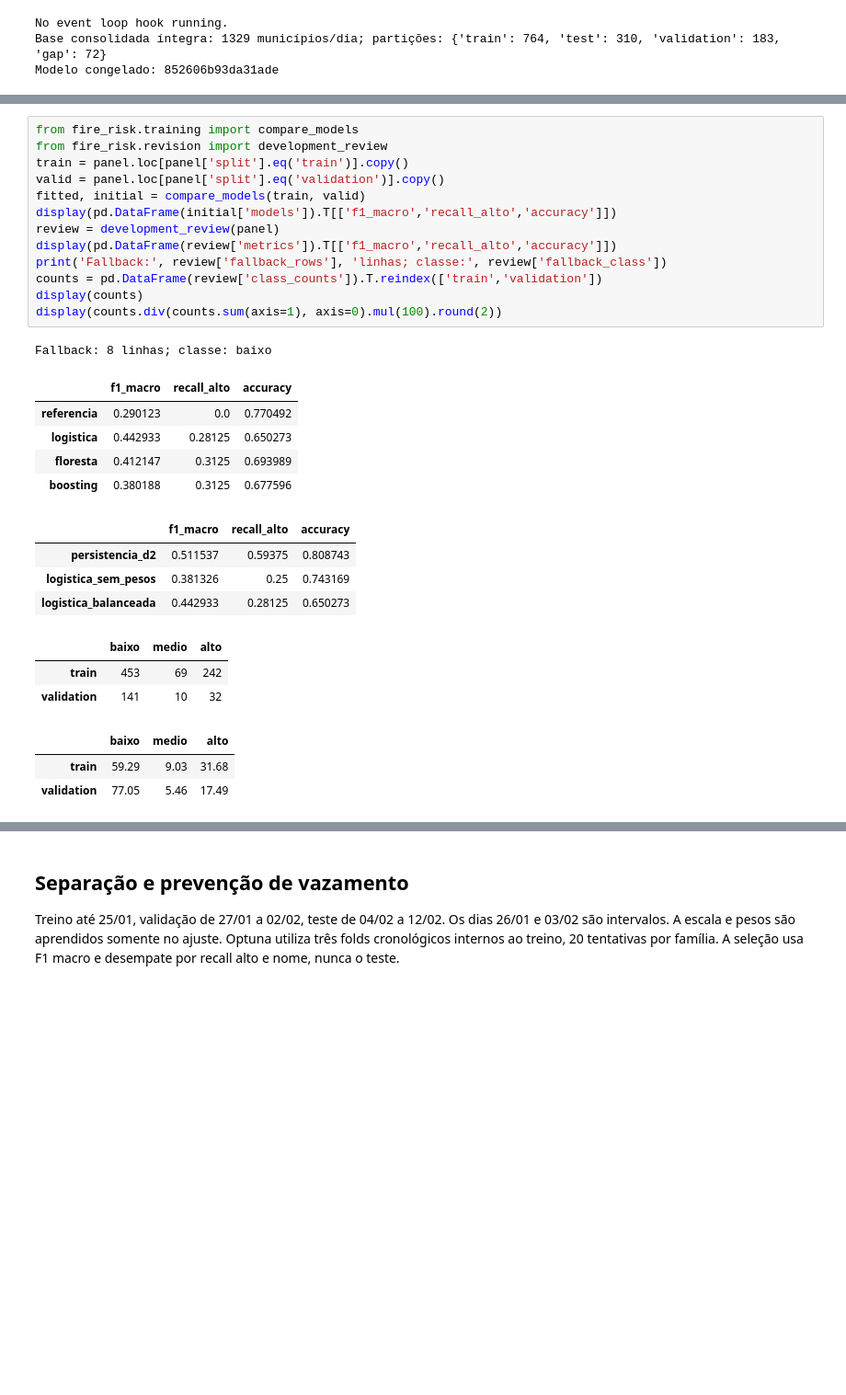
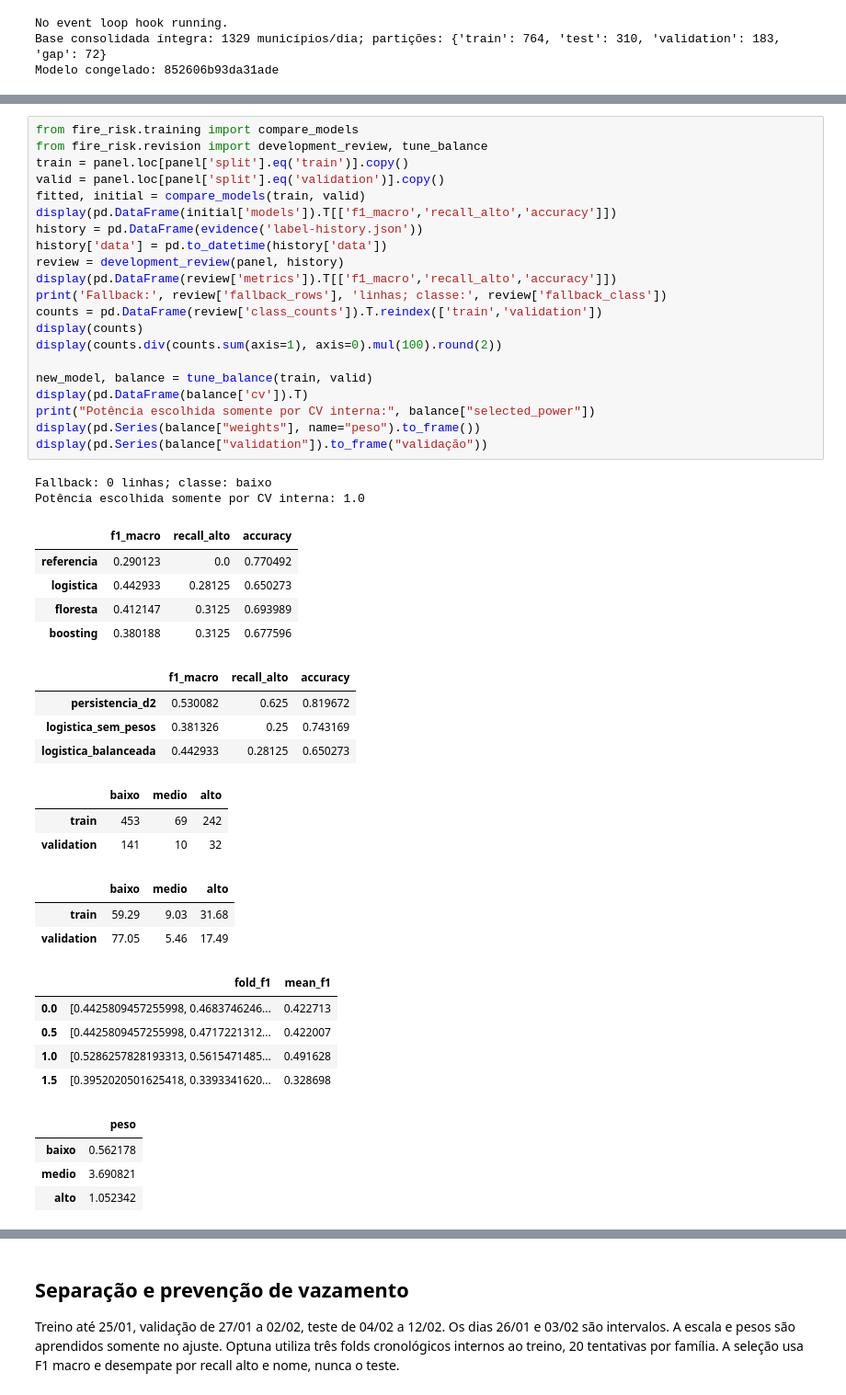
Before and after one commit to Diegopesmac/mba-risco-incendios, a Jupyter notebook: notebooks/course/03_painel_modelos_curso.ipynb, the cells around one changed output, grey strips where cells are left out. Shown at 92% size. Saved outputs shown, nothing was run; the diff lists cells and outputs as text; blank space fills up the shorter version.

```diff
--- a/notebooks/course/03_painel_modelos_curso.ipynb
+++ b/notebooks/course/03_painel_modelos_curso.ipynb
@@ -31,25 +31,34 @@ Modelo congelado: 852606b93da31ade
 # %%
 from fire_risk.training import compare_models
-from fire_risk.revision import development_review
+from fire_risk.revision import development_review, tune_balance
 train = panel.loc[panel['split'].eq('train')].copy()
 valid = panel.loc[panel['split'].eq('validation')].copy()
 fitted, initial = compare_models(train, valid)
 display(pd.DataFrame(initial['models']).T[['f1_macro','recall_alto','accuracy']])
-review = development_review(panel)
+history = pd.DataFrame(evidence('label-history.json'))
+history['data'] = pd.to_datetime(history['data'])
+review = development_review(panel, history)
 display(pd.DataFrame(review['metrics']).T[['f1_macro','recall_alto','accuracy']])
 print('Fallback:', review['fallback_rows'], 'linhas; classe:', review['fallback_class'])
 counts = pd.DataFrame(review['class_counts']).T.reindex(['train','validation'])
 display(counts)
 display(counts.div(counts.sum(axis=1), axis=0).mul(100).round(2))
+
+new_model, balance = tune_balance(train, valid)
+display(pd.DataFrame(balance['cv']).T)
+print("Potência escolhida somente por CV interna:", balance["selected_power"])
+display(pd.Series(balance["weights"], name="peso").to_frame())
+display(pd.Series(balance["validation"]).to_frame("validação"))
 # %% [output]
-Fallback: 8 linhas; classe: baixo
+Fallback: 0 linhas; classe: baixo
+Potência escolhida somente por CV interna: 1.0
 |  | f1_macro | recall_alto | accuracy |
 | referencia | 0.290123 | 0.0 | 0.770492 |
 | logistica | 0.442933 | 0.28125 | 0.650273 |
 | floresta | 0.412147 | 0.3125 | 0.693989 |
 | boosting | 0.380188 | 0.3125 | 0.677596 |
 |  | f1_macro | recall_alto | accuracy |
-| persistencia_d2 | 0.511537 | 0.59375 | 0.808743 |
+| persistencia_d2 | 0.530082 | 0.625 | 0.819672 |
 | logistica_sem_pesos | 0.381326 | 0.25 | 0.743169 |
 | logistica_balanceada | 0.442933 | 0.28125 | 0.650273 |
 |  | baixo | medio | alto |
@@ -58,3 +67,12 @@ Fallback: 8 linhas; classe: baixo
 |  | baixo | medio | alto |
 | train | 59.29 | 9.03 | 31.68 |
 | validation | 77.05 | 5.46 | 17.49 |
+|  | fold_f1 | mean_f1 |
+| 0.0 | [0.4425809457255998, 0.4683746246... | 0.422713 |
+| 0.5 | [0.4425809457255998, 0.4717221312... | 0.422007 |
+| 1.0 | [0.5286257828193313, 0.5615471485... | 0.491628 |
+| 1.5 | [0.3952020501625418, 0.3393341620... | 0.328698 |
+|  | peso |
+| baixo | 0.562178 |
+| medio | 3.690821 |
+| alto | 1.052342 |
```
Also changed, not shown: parts of 3 cells of this notebook, 12 other files.
